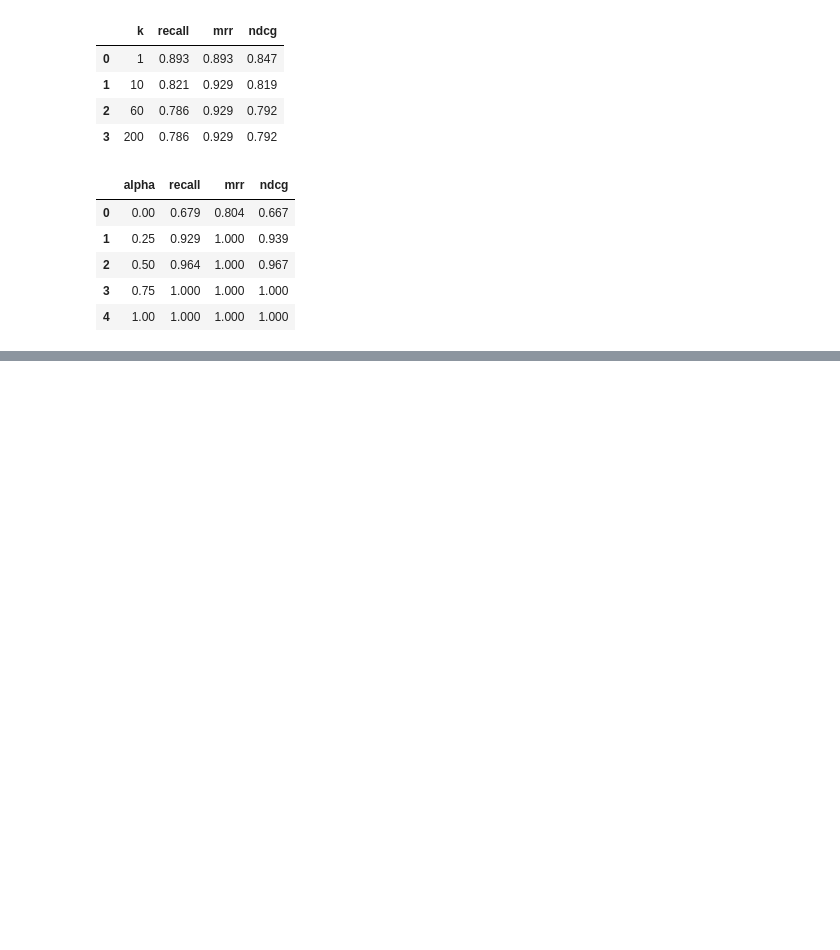
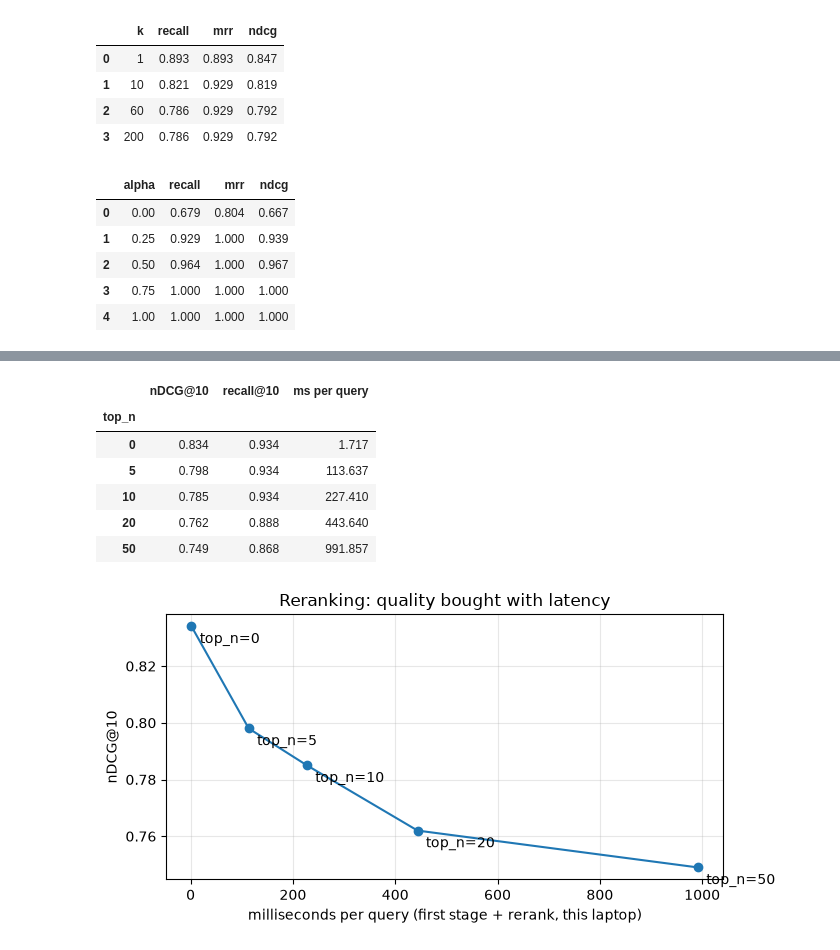
Before and after one commit to ngjunlong9651/hybrid_rag, a Jupyter notebook: hybrid_rag_learning.ipynb, the cells around one changed output, grey strips where cells are left out. Drawn from its saved outputs; the diff is of its cells as text; code cells hidden in the pictures; blank space fills up the shorter version.

```diff
--- a/hybrid_rag_learning.ipynb
+++ b/hybrid_rag_learning.ipynb
@@ -851,0 +1587,37 @@ pd.DataFrame(rows)
+# %%
+def rerank_search(index, docs, q, top_n, pool=100):
+    candidates = index.search_rrf(q)[:pool]
+    if top_n == 0:
+        return candidates
+    head = candidates[:top_n]                                   # only these are rescored
+    scores = reranker.predict([(q, docs[d]) for d in head], batch_size=32, show_progress_bar=False)
+    return [head[i] for i in np.argsort(-scores)] + candidates[top_n:]
+
+
+subset = dict(list(SF_TEST.items())[:60])
+rerank_search(sf_stem, SF_DOCS, next(iter(subset)), 10)          # warm-up: the first call loads things lazily
+
+rows = []
+for top_n in [0, 5, 10, 20, 50]:
+    t0 = perf_counter()
+    df = evaluate_on(lambda q, n=top_n: rerank_search(sf_stem, SF_DOCS, q, n), subset, k=10)
+    ms = (perf_counter() - t0) / len(subset) * 1000
+    rows.append({"top_n": top_n, "nDCG@10": df["ndcg"].mean(), "recall@10": df["recall"].mean(), "ms per query": ms})
+rr = pd.DataFrame(rows).set_index("top_n").round(3)
+display(rr)
+
+fig, ax = plt.subplots(figsize=(7, 3.6))
+ax.plot(rr["ms per query"], rr["nDCG@10"], marker="o")
+for n, r in rr.iterrows():
+    ax.annotate(f"top_n={n}", (r["ms per query"], r["nDCG@10"]), textcoords="offset points", xytext=(6, -12))
+ax.set_xlabel("milliseconds per query (first stage + rerank, this laptop)"); ax.set_ylabel("nDCG@10")
+ax.set_title("Reranking: quality bought with latency"); ax.grid(alpha=0.3); plt.tight_layout(); plt.show()
+# %% [output]
+|  | nDCG@10 | recall@10 | ms per query |
+| top_n |  |  |  |
+| 0 | 0.834 | 0.934 | 1.717 |
+| 5 | 0.798 | 0.934 | 113.637 |
+| 10 | 0.785 | 0.934 | 227.410 |
+| 20 | 0.762 | 0.888 | 443.640 |
+| 50 | 0.749 | 0.868 | 991.857 |
+[figure, added]
```
Also changed, not shown: parts of 58 cells of this notebook, 4 other files.
